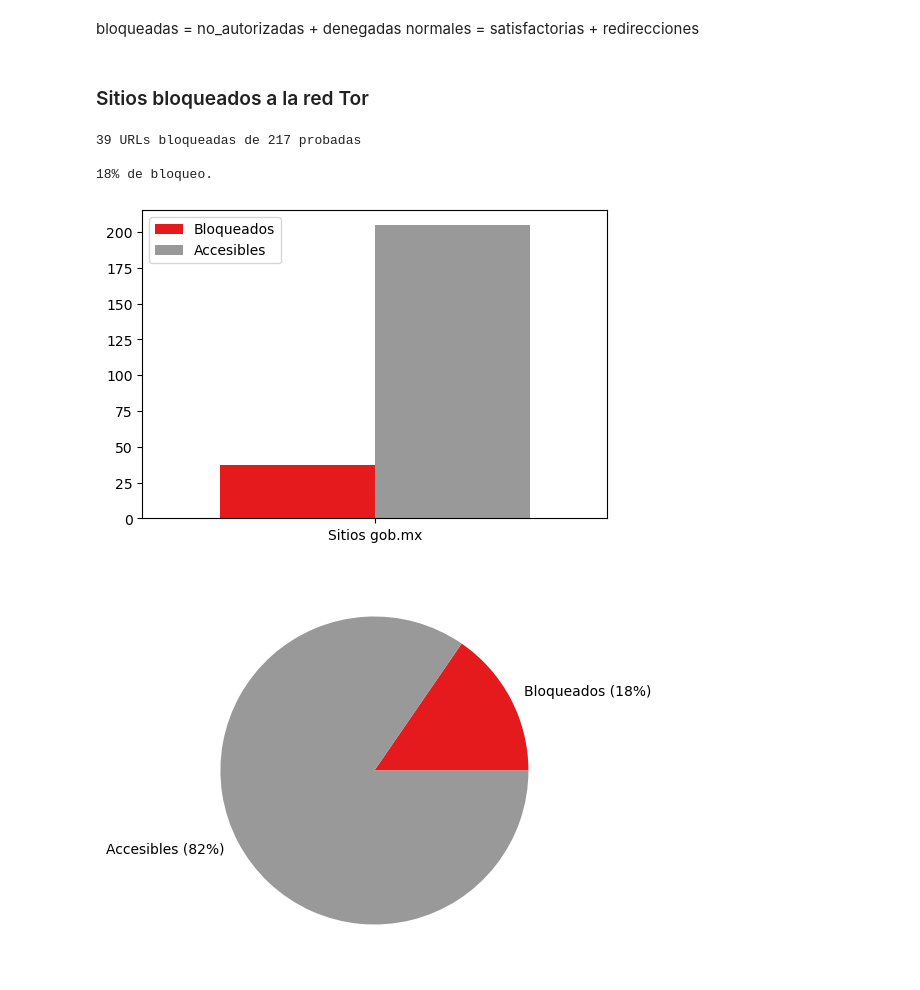
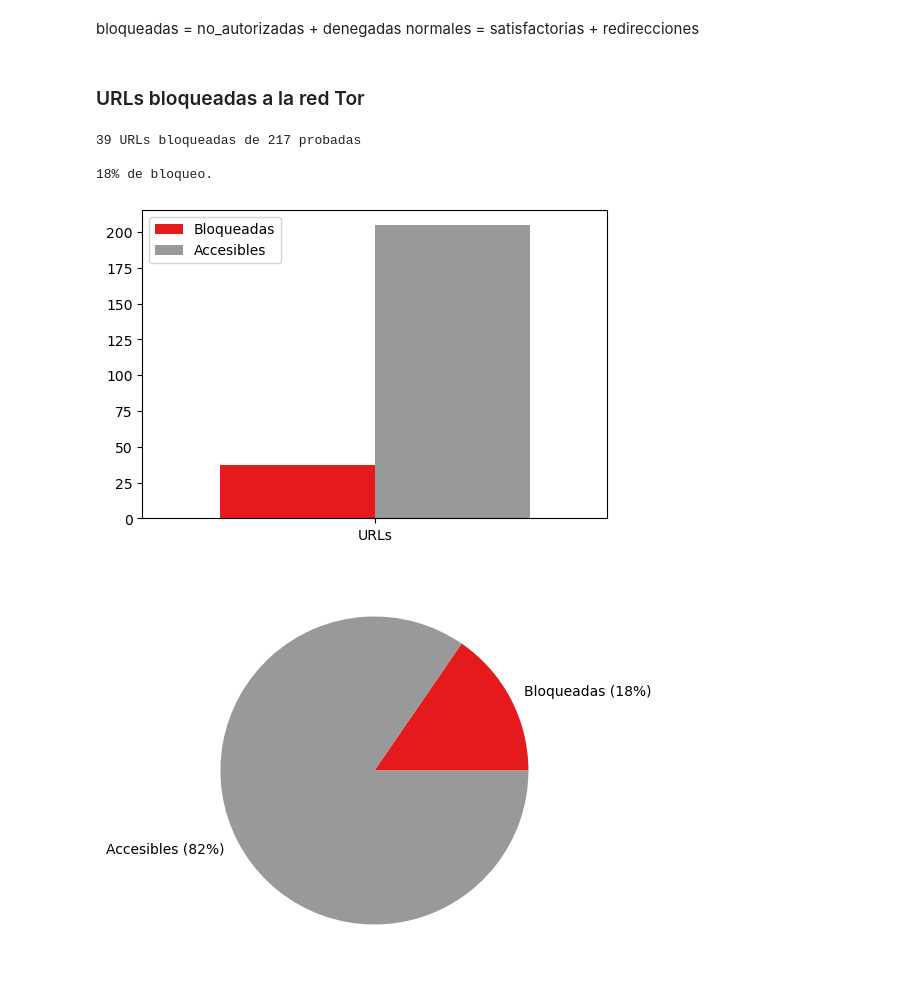
Before and after one commit to tor-gob/reporte-mexico, a Jupyter notebook: notebooks/tor-gob.ipynb, the cells around one changed output. Cells and saved outputs as stored; diff of their text form; code cells hidden in the pictures.

Commit message:
Ajustes menores a títulos y leyendas de las gráficas de URLs bloqueadas

```diff
--- a/notebooks/tor-gob.ipynb
+++ b/notebooks/tor-gob.ipynb
@@ -72,7 +72,7 @@ error_de_servidor = [500, 502, 503]
 bloqueadas = no_autorizadas + denegadas
 accesibles = satisfactorias + redirecciones
 # %% [markdown]
-### Sitios bloqueados a la red Tor
+### URLs bloqueadas a la red Tor
 # %%
 urls_probadas = df.url.unique()
 cantidad_de_urls_probadas = len(urls_probadas)
@@ -89,35 +89,35 @@ tor_urls_bloqueadas = sorted(set(
     df.filter(
         ['request_type', 'http_code', 'url']
     ).query(
         "request_type == 'torified' and " \
         "http_code in " + str(bloqueadas)
     ).url))
 
 tor_urls_normales = sorted(set(
     df.filter(
         ['request_type', 'http_code', 'url']
     ).query(
         "request_type == 'torified' and " \
         "http_code in " + str(accesibles)
     ).url))
 
-url_df = pandas.DataFrame({'Bloqueados':
+url_df = pandas.DataFrame({'Bloqueadas':
                             [len(tor_urls_bloqueadas) ],
                            'Accesibles':
                             [ len(tor_urls_normales) ]
                           },
-                          index=['Sitios gob.mx'])
+                          index=['URLs'])
 
 plot = url_df.plot.bar(
-    y=['Bloqueados', 'Accesibles' ],
+    y=['Bloqueadas', 'Accesibles' ],
     figsize=(6, 4),
     rot=0,
     colormap='Set1',
     width=1
 )
 # %% [output]
 39 URLs bloqueadas de 217 probadas
 
 18% de bloqueo.
-[figure, old version]
+[figure, new version]
 # %%
```
Also changed, not shown: parts of 2 cells of this notebook.
